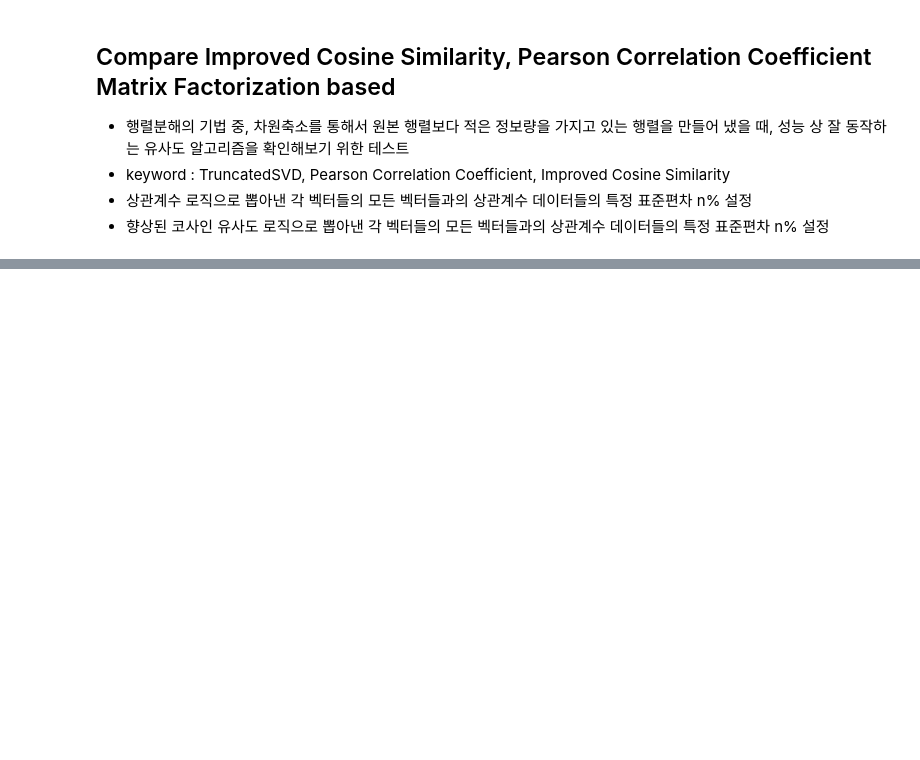
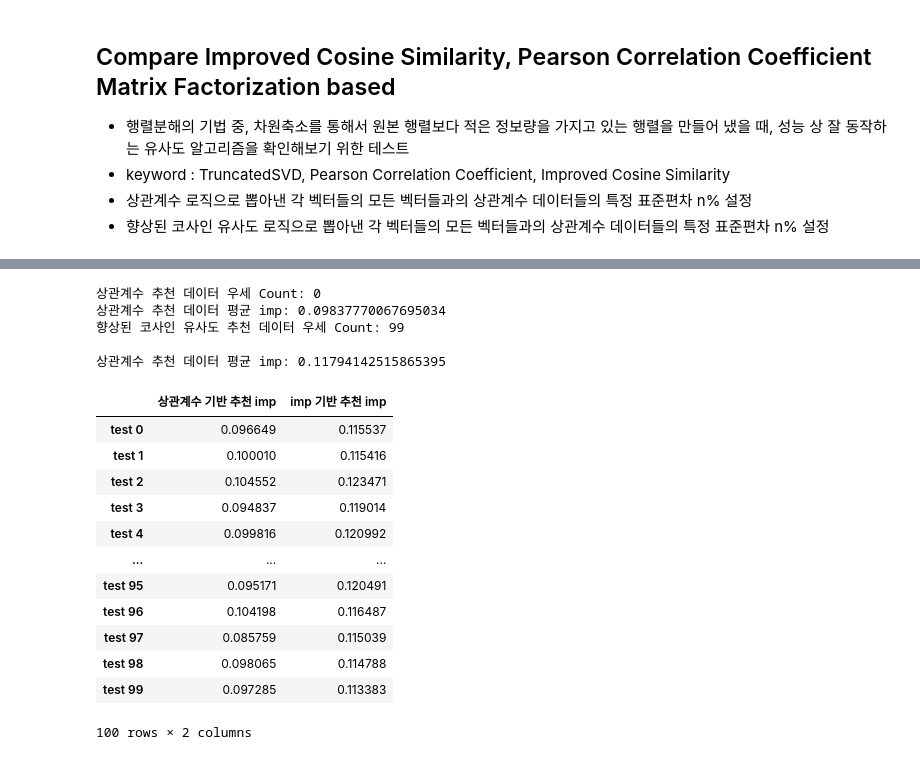
Before and after one commit to formegusto/contract-recommendation-system, a Jupyter notebook: pre-research/study-sim/compare imp, corr matrix factorization based.ipynb, the cells around one changed output, grey strips where cells are left out. Cells and saved outputs as stored; diff of their text form; code cells hidden in the pictures; blank space fills up the shorter version.

```diff
--- a/pre-research/study-sim/compare imp, corr matrix factorization based.ipynb
+++ b/pre-research/study-sim/compare imp, corr matrix factorization based.ipynb
@@ -171,0 +230,55 @@ imp_anal_df
+# %%
+test_cols = ['상관계수 기반 추천 imp', 'imp 기반 추천 imp']
+test_df = pd.DataFrame(columns=test_cols)
+n_components = 64
+
+for test_idx in range(100):
+    print("test {}".format(test_idx))
+
+    corr, imp = test_func(n_components)
+    test_df.loc["test {}".format(test_idx)] = [
+        corr,
+        imp
+    ]
+    IPython.display.clear_output()
+
+corr_cnt = 0
+corr_imp_sum = 0
+imp_cnt = 0
+imp_sum = 0
+
+for idx in test_df.index:
+    corr_imp_sum += test_df.loc[idx][test_cols[0]]
+    imp_sum += test_df.loc[idx][test_cols[1]]
+    if test_df.loc[idx][test_cols[0]] > \
+        test_df.loc[idx][test_cols[1]]:
+        corr_cnt += 1
+    elif test_df.loc[idx][test_cols[0]] < \
+        test_df.loc[idx][test_cols[1]]:
+        imp_cnt += 1
+
+print("상관계수 추천 데이터 우세 Count: {}".format(corr_cnt))
+print("상관계수 추천 데이터 평균 imp: {}".format(corr_imp_sum / 100))
+print("향상된 코사인 유사도 추천 데이터 우세 Count: {}\n".format(imp_cnt))
+print("상관계수 추천 데이터 평균 imp: {}".format(imp_sum / 100))
+
+test_df
+# %% [output]
+상관계수 추천 데이터 우세 Count: 0
+상관계수 추천 데이터 평균 imp: 0.09837770067695034
+향상된 코사인 유사도 추천 데이터 우세 Count: 99
+
+상관계수 추천 데이터 평균 imp: 0.11794142515865395
+|  | 상관계수 기반 추천 imp | imp 기반 추천 imp |
+| test 0 | 0.096649 | 0.115537 |
+| test 1 | 0.100010 | 0.115416 |
+| test 2 | 0.104552 | 0.123471 |
+| test 3 | 0.094837 | 0.119014 |
+| test 4 | 0.099816 | 0.120992 |
+| ... | ... | ... |
+| test 95 | 0.095171 | 0.120491 |
+| test 96 | 0.104198 | 0.116487 |
+| test 97 | 0.085759 | 0.115039 |
+| test 98 | 0.098065 | 0.114788 |
+| test 99 | 0.097285 | 0.113383 |
+100 rows × 2 columns
```
Also changed, not shown: parts of 9 cells of this notebook.
